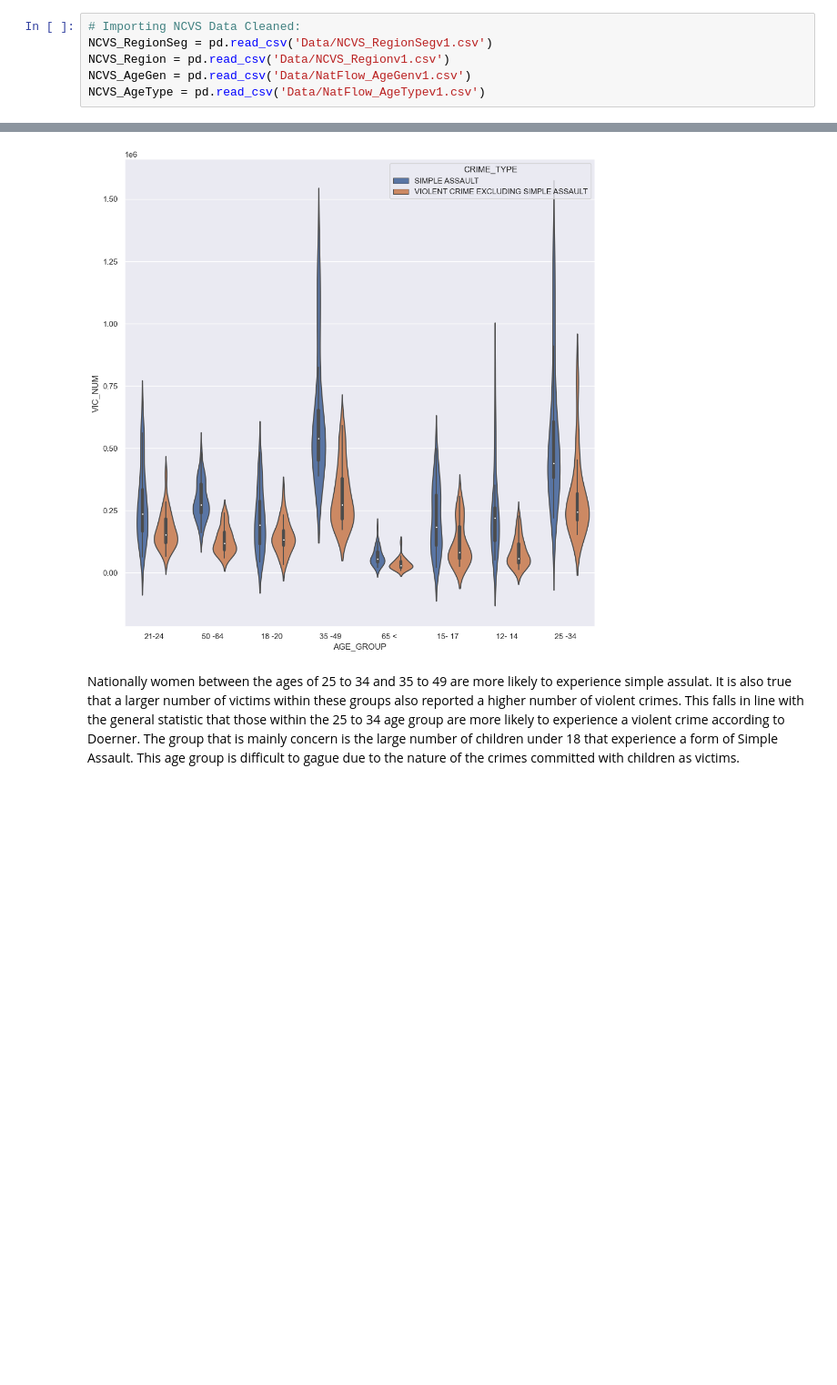
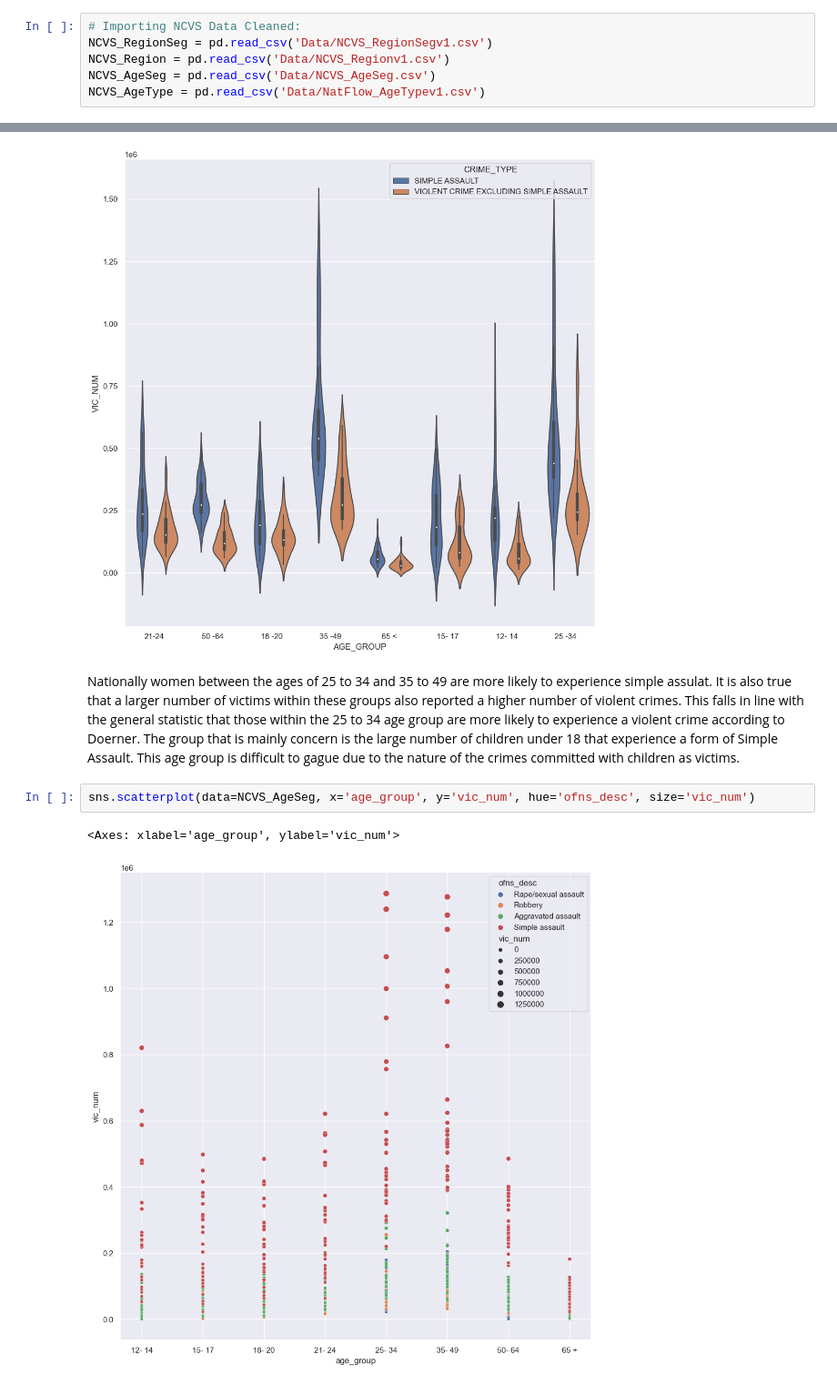
Before and after one commit to accoffin12/CrimeVictimAnalysis_Capstone, a Jupyter notebook: Crime Victim Data Exploration Analysis.ipynb, the cells around one changed output, grey strips where cells are left out. Shown at 91% size. Drawn from its saved outputs; the diff is of its cells as text; blank space fills up the shorter version.

Commit message:
NCVS Graphs pt2

```diff
--- a/Crime Victim Data Exploration Analysis.ipynb
+++ b/Crime Victim Data Exploration Analysis.ipynb
@@ -200,7 +200,7 @@ The National Crime Victim Survey has a massive amount of data utilized annually.
 # Importing NCVS Data Cleaned:
 NCVS_RegionSeg = pd.read_csv('Data/NCVS_RegionSegv1.csv')
 NCVS_Region = pd.read_csv('Data/NCVS_Regionv1.csv')
-NCVS_AgeGen = pd.read_csv('Data/NatFlow_AgeGenv1.csv')
+NCVS_AgeSeg = pd.read_csv('Data/NCVS_AgeSeg.csv')
 NCVS_AgeType = pd.read_csv('Data/NatFlow_AgeTypev1.csv')
 # %% [markdown]
 # Characteristics of the Data:
@@ -293,3 +319,8 @@ sns.violinplot(data=NCVS_AgeType, x='AGE_GROUP', y='VIC_NUM', hue='CRIME_TYPE',
 [figure]
 # %% [markdown]
 Nationally women between the ages of 25 to 34 and 35 to 49 are more likely to experience simple assulat. It is also true that a larger number of victims within these groups also reported a higher number of violent crimes. This falls in line with the general statistic that those within the 25 to 34 age group are more likely to experience a violent crime according to Doerner. The group that is mainly concern is the large number of children under 18 that experience a form of Simple Assault. This age group is difficult to gague due to the nature of the crimes committed with children as victims.
+# %%
+sns.scatterplot(data=NCVS_AgeSeg, x='age_group', y='vic_num', hue='ofns_desc', size='vic_num')
+# %% [output]
+<Axes: xlabel='age_group', ylabel='vic_num'>
+[figure, added]
```
Also changed, not shown: parts of 5 cells of this notebook, 1 other file.
